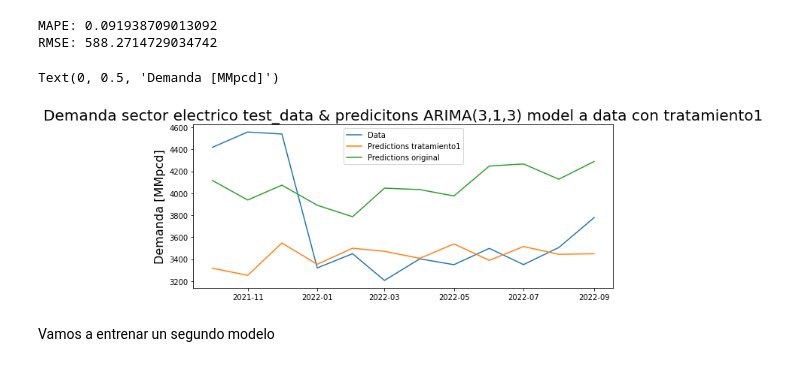
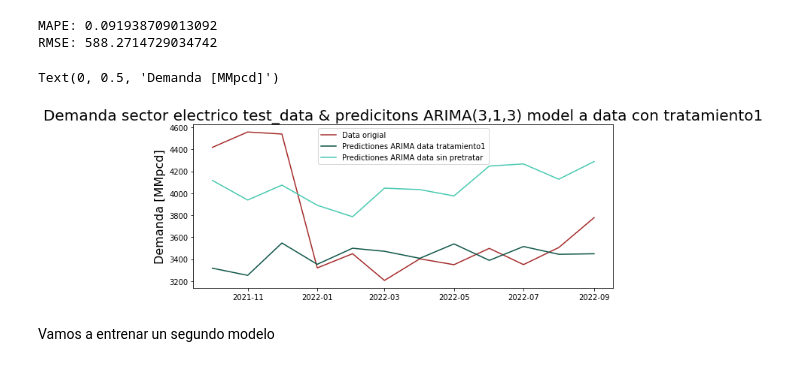
Before and after one commit to Sergio-Ibarra-1795/Diplomado_UNAM_DC_Full_gitHub, a Jupyter notebook: Diplomado_DS_Proyecto_Final/Demanda_electrico_ARIMA_con_pretratamiento_v1_1.ipynb, the cells around one changed output. Cells and saved outputs as stored; diff of their text form; code cells hidden in the pictures.

Commit message:
Corrigiendo archivo de Demanda electrico ARIMA parte1

```diff
--- a/Diplomado_DS_Proyecto_Final/Demanda_electrico_ARIMA_con_pretratamiento_v1_1.ipynb
+++ b/Diplomado_DS_Proyecto_Final/Demanda_electrico_ARIMA_con_pretratamiento_v1_1.ipynb
@@ -735,19 +735,18 @@ print('RMSE:', RMSE_predictions_model_ARIMA_electrico_tratamiento1)
 MAPE: 0.091938709013092
 RMSE: 588.2714729034742
 # %%
-
 ##Ploting the predicitons vs the test_data
 plt.figure(figsize =(10,4))
-plt.plot(demanda_electrico_original_test_data['Demanded_Gas'])
-plt.plot(predictions_model_ARIMA_electrico_tratamiento1)
-plt.plot(predictions_model_ARIMA_electrico_original)
-plt.legend(('Data', 'Predictions tratamiento1', 'Predictions original'), fontsize=10)
+plt.plot(demanda_electrico_original_test_data['Demanded_Gas'], color='brown')
+plt.plot(predictions_model_ARIMA_electrico_tratamiento1, color='#0B5345')
+plt.plot(predictions_model_ARIMA_electrico_original, color='#48C9B0')
+plt.legend(('Data origial', 'Predictiones ARIMA data tratamiento1', 'Predictiones ARIMA data sin pretratar'), fontsize=10)
 
 plt.title('Demanda sector electrico test_data & predicitons ARIMA(3,1,3) model a data con tratamiento1', fontsize=20)
 plt.ylabel('Demanda [MMpcd]', fontsize=16)
 # %% [output]
 Text(0, 0.5, 'Demanda [MMpcd]')
-[figure, old version]
+[figure, new version]
 # %% [markdown]
 Vamos a entrenar un segundo modelo
 # %%
```
Also changed, not shown: parts of 7 cells of this notebook.
